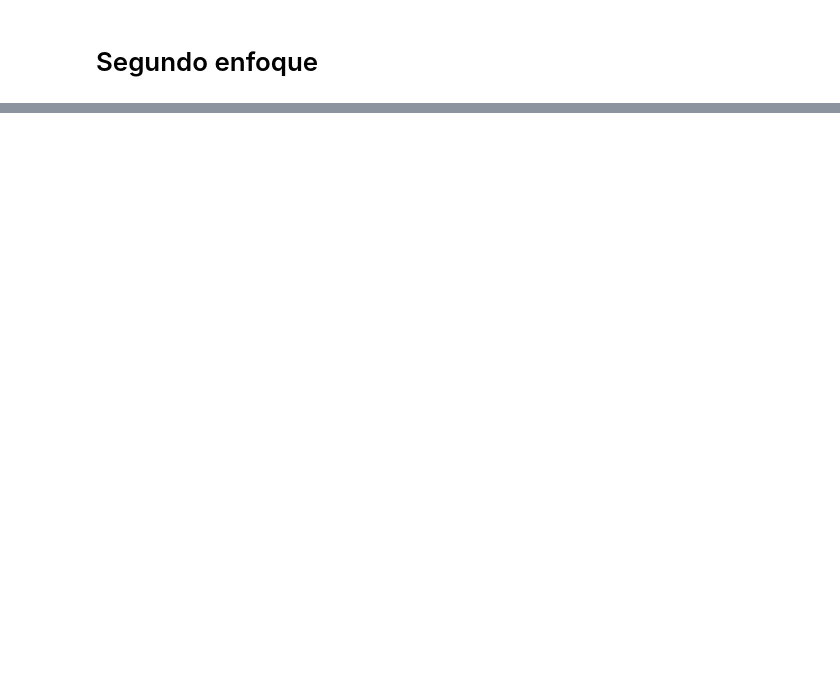
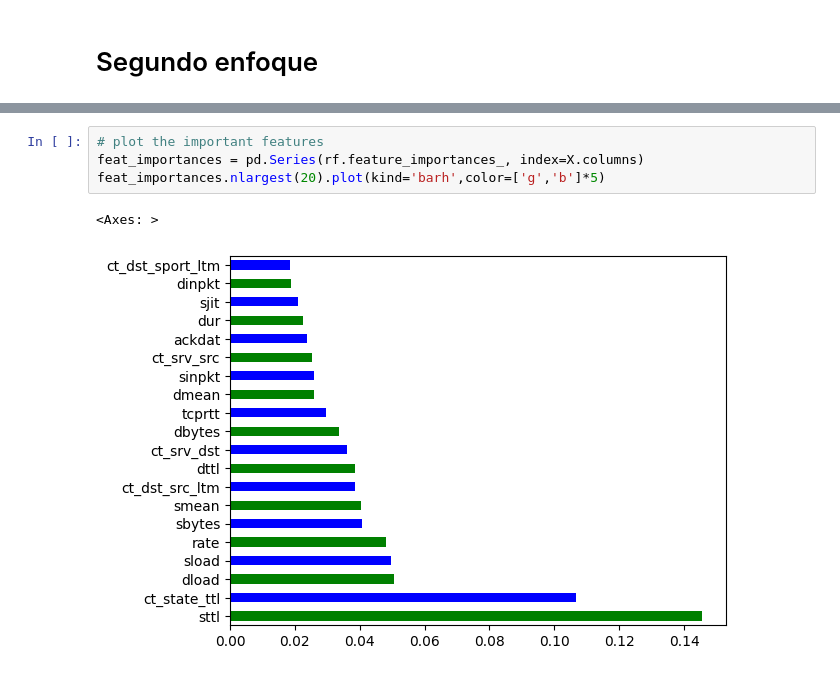
Before and after one commit to GaboLara998/ProyectoIntegrador, a Jupyter notebook: ProyectoIntregrador.ipynb, the cells around one changed output, grey strips where cells are left out. Drawn from its saved outputs; the diff is of its cells as text; blank space fills up the shorter version.

```diff
--- a/ProyectoIntregrador.ipynb
+++ b/ProyectoIntregrador.ipynb
@@ -597,0 +236,7 @@ print(feature_importance_df)
+# %%
+# plot the important features
+feat_importances = pd.Series(rf.feature_importances_, index=X.columns)
+feat_importances.nlargest(20).plot(kind='barh',color=['g','b']*5)
+# %% [output]
+<Axes: >
+[figure, added]
```
Also changed, not shown: parts of 46 cells of this notebook.
